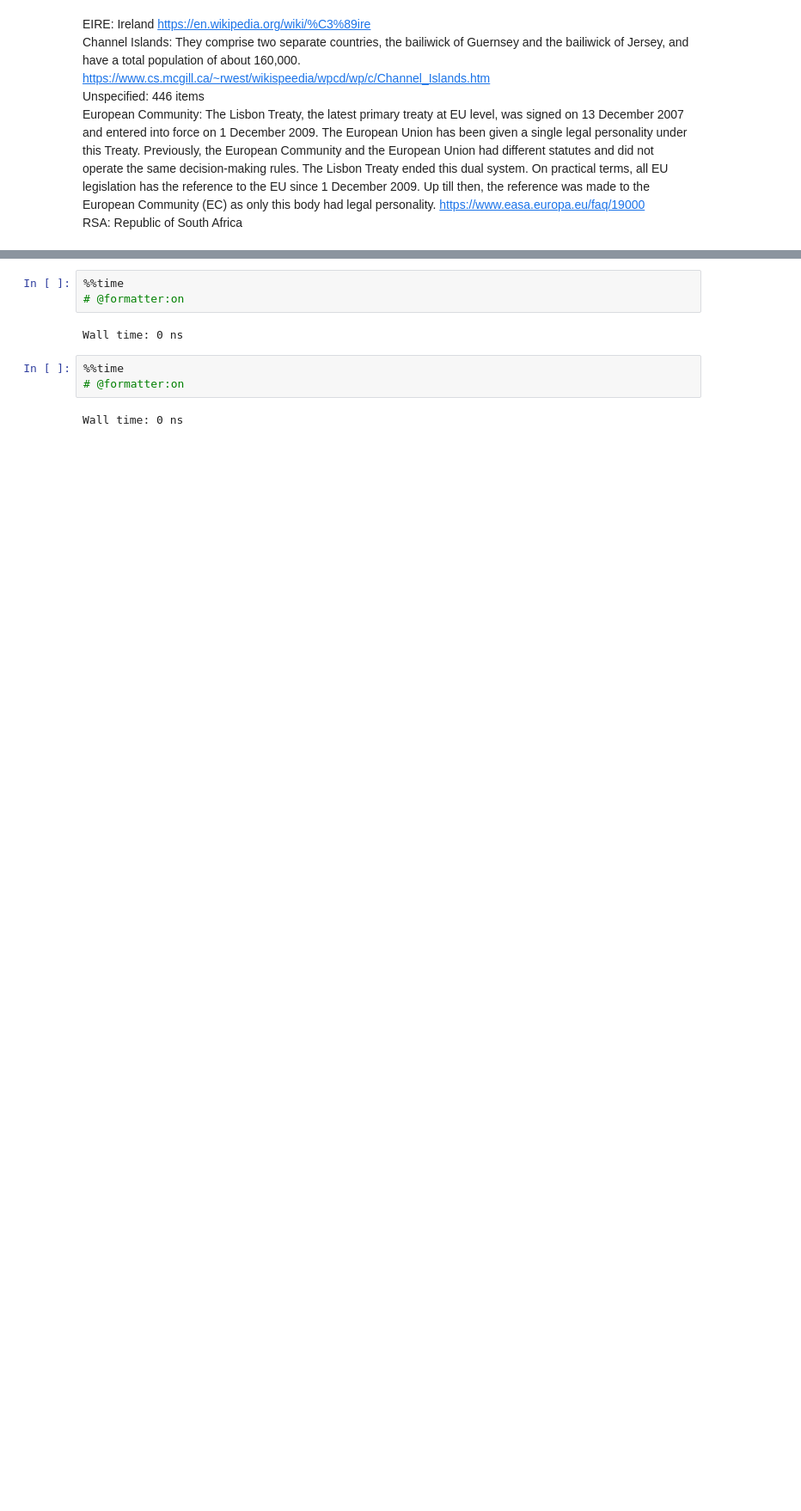
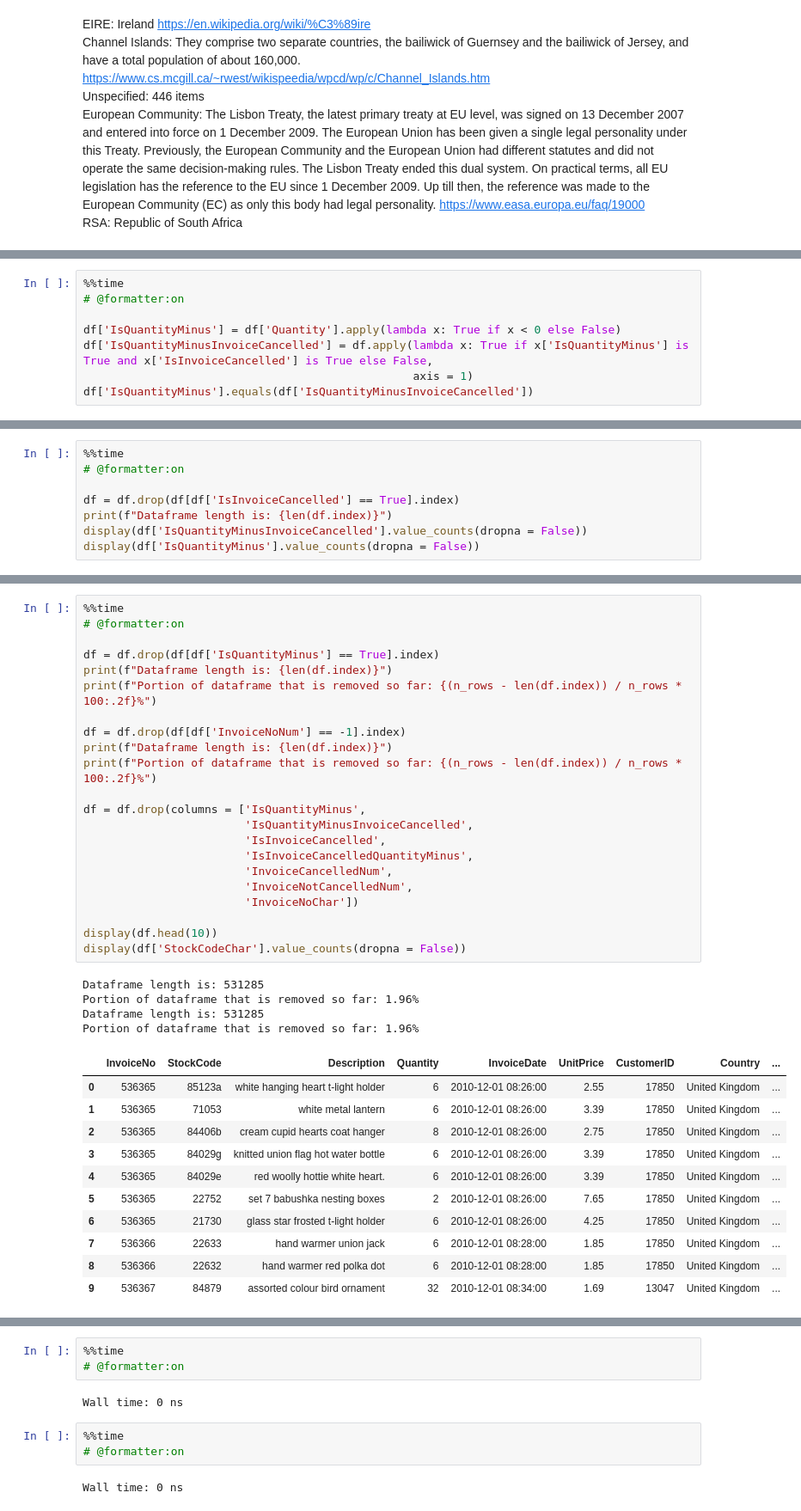
Before and after one commit to KayhanB21/online-retail, a Jupyter notebook: data-exploration.ipynb, the cells around one changed output, grey strips where cells are left out. Shown at 86% size. Drawn from its saved outputs; the diff is of its cells as text; blank space fills up the shorter version.

Commit message:
resolve minus quantity products.

```diff
--- a/data-exploration.ipynb
+++ b/data-exploration.ipynb
@@ -411,0 +473,8 @@ Wall time: 3.17 ms
+# %%
+%%time
+# @formatter:on
+
+df['IsQuantityMinus'] = df['Quantity'].apply(lambda x: True if x < 0 else False)
+df['IsQuantityMinusInvoiceCancelled'] = df.apply(lambda x: True if x['IsQuantityMinus'] is True and x['IsInvoiceCancelled'] is True else False,
+                                                 axis = 1)
+df['IsQuantityMinus'].equals(df['IsQuantityMinusInvoiceCancelled'])
@@ -411,0 +500,8 @@ Wall time: 3.17 ms
+# %%
+%%time
+# @formatter:on
+
+df = df.drop(df[df['IsInvoiceCancelled'] == True].index)
+print(f"Dataframe length is: {len(df.index)}")
+display(df['IsQuantityMinusInvoiceCancelled'].value_counts(dropna = False))
+display(df['IsQuantityMinus'].value_counts(dropna = False))
@@ -411,0 +516,38 @@ Wall time: 3.17 ms
+# %%
+%%time
+# @formatter:on
+
+df = df.drop(df[df['IsQuantityMinus'] == True].index)
+print(f"Dataframe length is: {len(df.index)}")
+print(f"Portion of dataframe that is removed so far: {(n_rows - len(df.index)) / n_rows * 100:.2f}%")
+
+df = df.drop(df[df['InvoiceNoNum'] == -1].index)
+print(f"Dataframe length is: {len(df.index)}")
+print(f"Portion of dataframe that is removed so far: {(n_rows - len(df.index)) / n_rows * 100:.2f}%")
+
+df = df.drop(columns = ['IsQuantityMinus',
+                        'IsQuantityMinusInvoiceCancelled',
+                        'IsInvoiceCancelled',
+                        'IsInvoiceCancelledQuantityMinus',
+                        'InvoiceCancelledNum',
+                        'InvoiceNotCancelledNum',
+                        'InvoiceNoChar'])
+
+display(df.head(10))
+display(df['StockCodeChar'].value_counts(dropna = False))
+# %% [output]
+Dataframe length is: 531285
+Portion of dataframe that is removed so far: 1.96%
+Dataframe length is: 531285
+Portion of dataframe that is removed so far: 1.96%
+|  | InvoiceNo | StockCode | Description | Quantity | InvoiceDate | UnitPrice | CustomerID | Country | ... |
+| 0 | 536365 | 85123a | white hanging heart t-light holder | 6 | 2010-12-01 08:26:00 | 2.55 | 17850 | United Kingdom | ... |
+| 1 | 536365 | 71053 | white metal lantern | 6 | 2010-12-01 08:26:00 | 3.39 | 17850 | United Kingdom | ... |
+| 2 | 536365 | 84406b | cream cupid hearts coat hanger | 8 | 2010-12-01 08:26:00 | 2.75 | 17850 | United Kingdom | ... |
+| 3 | 536365 | 84029g | knitted union flag hot water bottle | 6 | 2010-12-01 08:26:00 | 3.39 | 17850 | United Kingdom | ... |
+| 4 | 536365 | 84029e | red woolly hottie white heart. | 6 | 2010-12-01 08:26:00 | 3.39 | 17850 | United Kingdom | ... |
+| 5 | 536365 | 22752 | set 7 babushka nesting boxes | 2 | 2010-12-01 08:26:00 | 7.65 | 17850 | United Kingdom | ... |
+| 6 | 536365 | 21730 | glass star frosted t-light holder | 6 | 2010-12-01 08:26:00 | 4.25 | 17850 | United Kingdom | ... |
+| 7 | 536366 | 22633 | hand warmer union jack | 6 | 2010-12-01 08:28:00 | 1.85 | 17850 | United Kingdom | ... |
+| 8 | 536366 | 22632 | hand warmer red polka dot | 6 | 2010-12-01 08:28:00 | 1.85 | 17850 | United Kingdom | ... |
+| 9 | 536367 | 84879 | assorted colour bird ornament | 32 | 2010-12-01 08:34:00 | 1.69 | 13047 | United Kingdom | ... |
```
Also changed, not shown: parts of 24 cells of this notebook.
